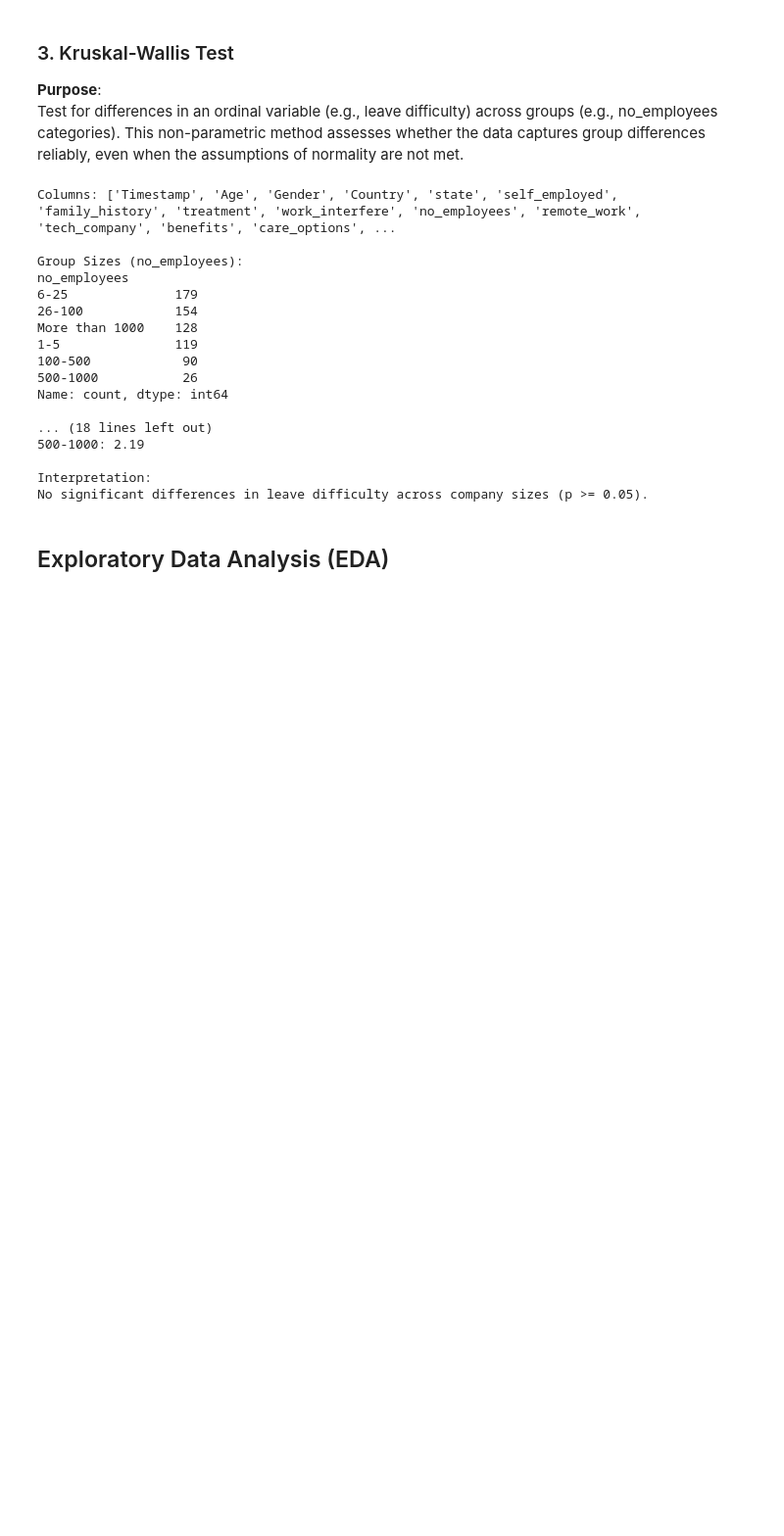
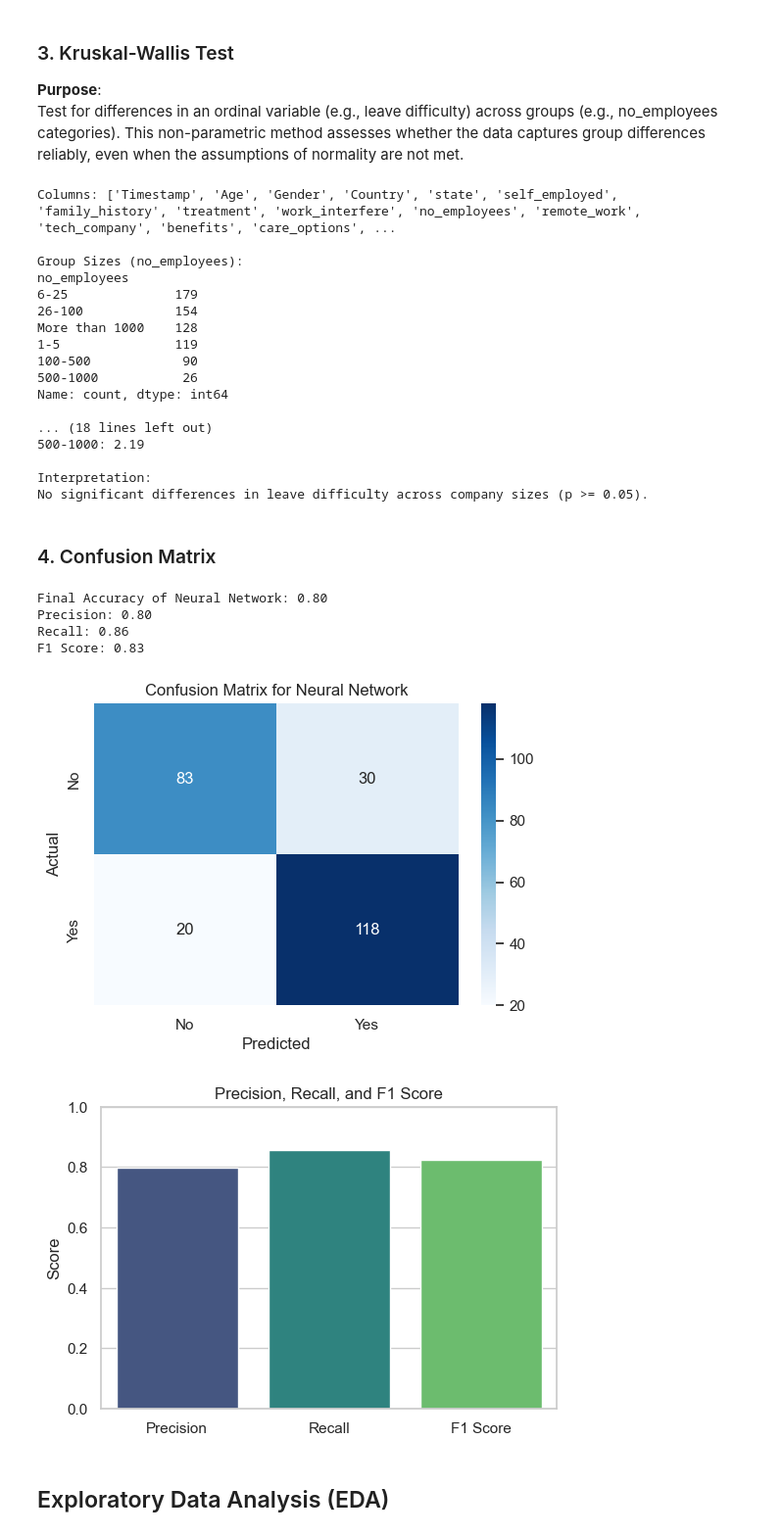
Before and after one commit to RahatBinOamr/mental-health-tech-survey, a Jupyter notebook: mental_helth.ipynb, the cells around one changed output. Shown at 98% size. Cells and saved outputs as stored; diff of their text form; code cells hidden in the pictures; blank space fills up the shorter version.

Commit message:
confusion matrix

```diff
--- a/mental_helth.ipynb
+++ b/mental_helth.ipynb
@@ -641,6 +642,54 @@ Name: count, dtype: int64
 
 Interpretation:
 No significant differences in leave difficulty across company sizes (p >= 0.05).
+# %% [markdown]
+### 4. Confusion Matrix
+# %%
+# Import necessary libraries for evaluation
+from sklearn.metrics import accuracy_score, precision_score, recall_score, f1_score, confusion_matrix
+import seaborn as sns
+import matplotlib.pyplot as plt
+
+# Predicting test data
+y_pred_nn = (model.predict(X_test) > 0.5).astype("int32")
+
+# Calculating evaluation metrics
+accuracy = accuracy_score(y_test, y_pred_nn)
+precision = precision_score(y_test, y_pred_nn)
+recall = recall_score(y_test, y_pred_nn)
+f1 = f1_score(y_test, y_pred_nn)
+
+# Printing the metrics
+print(f"Final Accuracy of Neural Network: {accuracy:.2f}")
+print(f"Precision: {precision:.2f}")
+print(f"Recall: {recall:.2f}")
+print(f"F1 Score: {f1:.2f}")
+
+# Confusion matrix visualization
+cm = confusion_matrix(y_test, y_pred_nn)
+plt.figure(figsize=(6,4))
+sns.heatmap(cm, annot=True, fmt="d", cmap='Blues', xticklabels=['No', 'Yes'], yticklabels=['No', 'Yes'])
+plt.ylabel('Actual')
+plt.xlabel('Predicted')
+plt.title('Confusion Matrix for Neural Network')
+plt.show()
+
+# Bar chart of Precision, Recall, F1-score
+plt.figure(figsize=(6,4))
+metrics = ['Precision', 'Recall', 'F1 Score']
+scores = [precision, recall, f1]
+sns.barplot(x=metrics, y=scores, palette='viridis')
+plt.ylim(0,1)
+plt.title('Precision, Recall, and F1 Score')
+plt.ylabel('Score')
+plt.show()
+# %% [output]
+Final Accuracy of Neural Network: 0.80
+Precision: 0.80
+Recall: 0.86
+F1 Score: 0.83
+[figure, added]
+[figure, added]
 # %% [markdown]
 ## Exploratory Data Analysis (EDA)
 # %%
```
Also changed, not shown: parts of 6 cells of this notebook.
